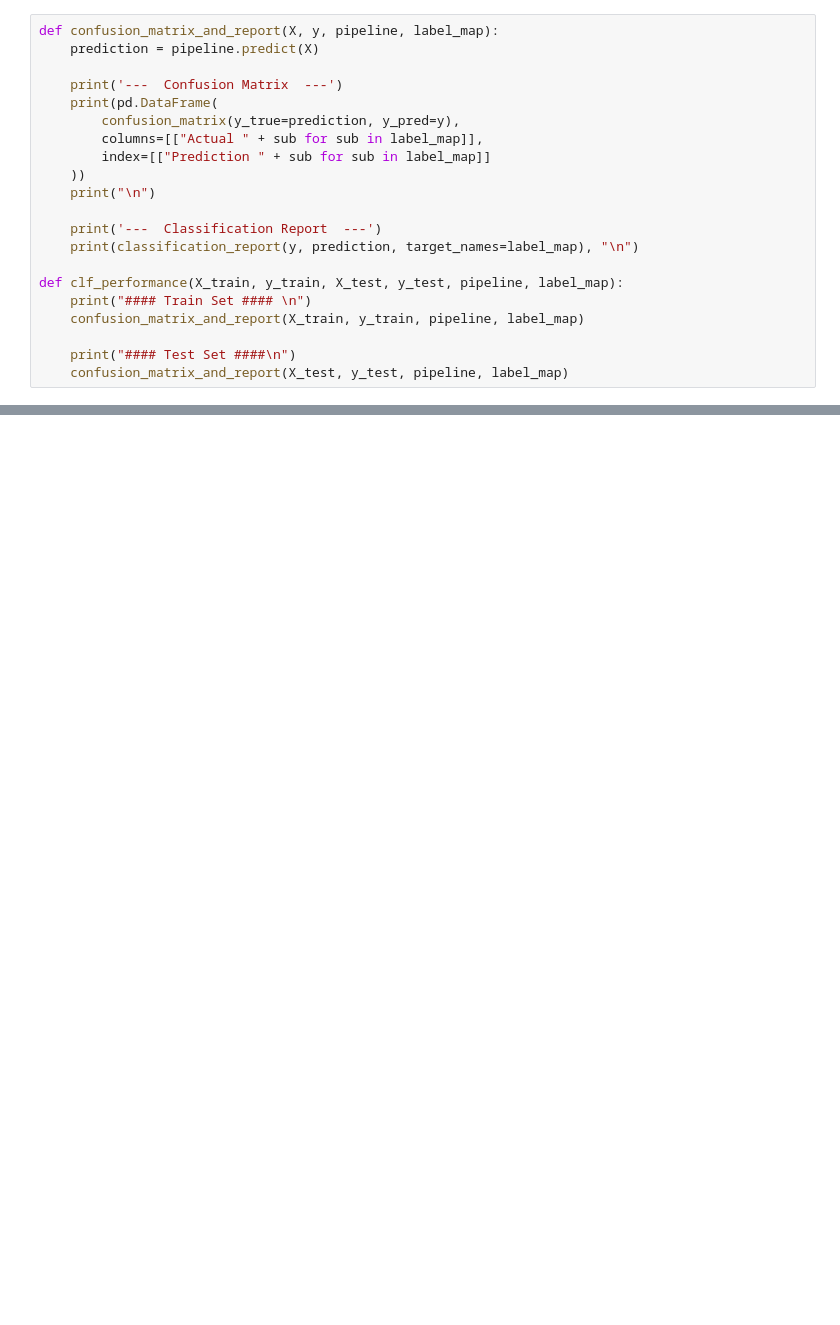
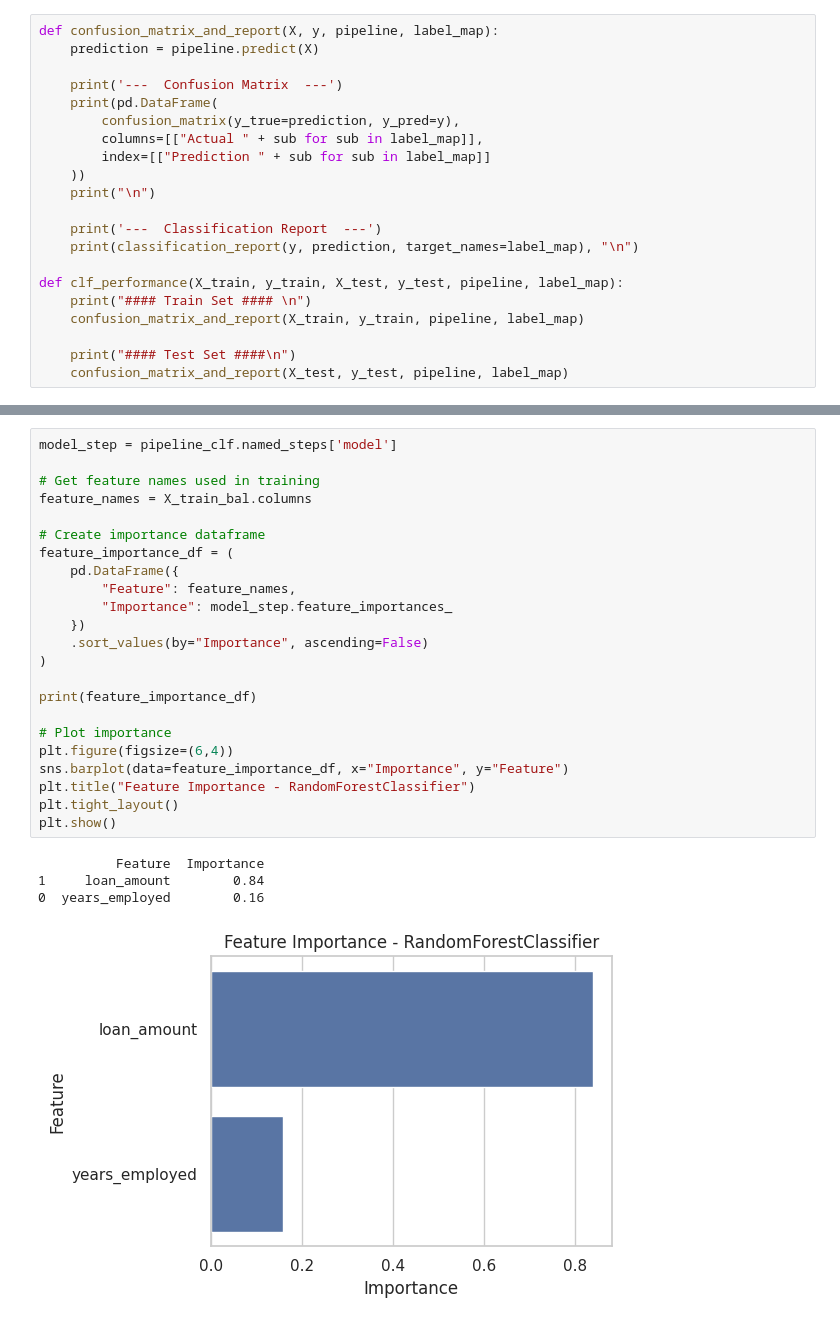
Before and after one commit to DavidRC-Projects/Approval_Predict, a Jupyter notebook: jupyter_notebooks/07 - Modeling and Evaluation.ipynb, the cells around one changed output, grey strips where cells are left out. Saved outputs shown, nothing was run; the diff lists cells and outputs as text; blank space fills up the shorter version.

```diff
--- a/jupyter_notebooks/07 - Modeling and Evaluation.ipynb
+++ b/jupyter_notebooks/07 - Modeling and Evaluation.ipynb
@@ -312,0 +309,28 @@ weighted avg       0.58      0.58      0.58       400
+# %%
+model_step = pipeline_clf.named_steps['model']
+
+# Get feature names used in training
+feature_names = X_train_bal.columns
+
+# Create importance dataframe
+feature_importance_df = (
+    pd.DataFrame({
+        "Feature": feature_names,
+        "Importance": model_step.feature_importances_
+    })
+    .sort_values(by="Importance", ascending=False)
+)
+
+print(feature_importance_df)
+
+# Plot importance
+plt.figure(figsize=(6,4))
+sns.barplot(data=feature_importance_df, x="Importance", y="Feature")
+plt.title("Feature Importance - RandomForestClassifier")
+plt.tight_layout()
+plt.show()
+# %% [output]
+          Feature  Importance
+1     loan_amount        0.84
+0  years_employed        0.16
+[figure, added]
```
Also changed, not shown: parts of 8 cells of this notebook, 2 other files.
